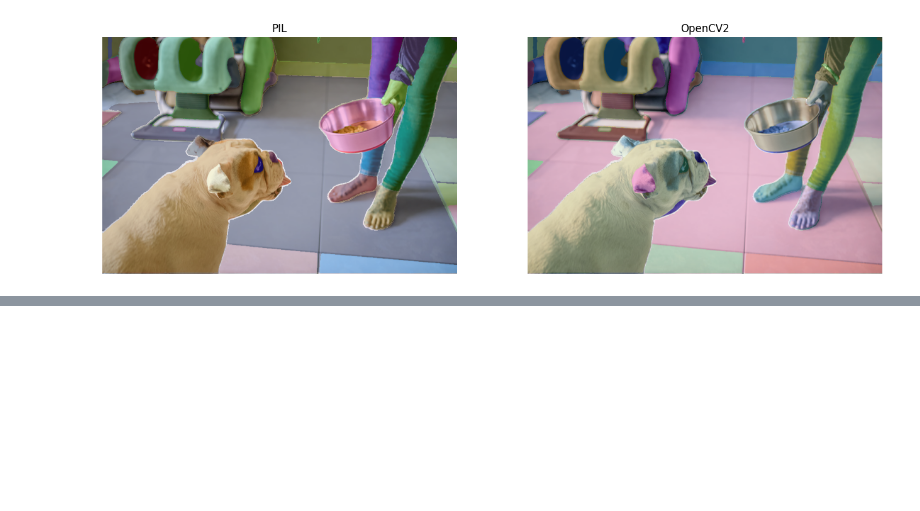
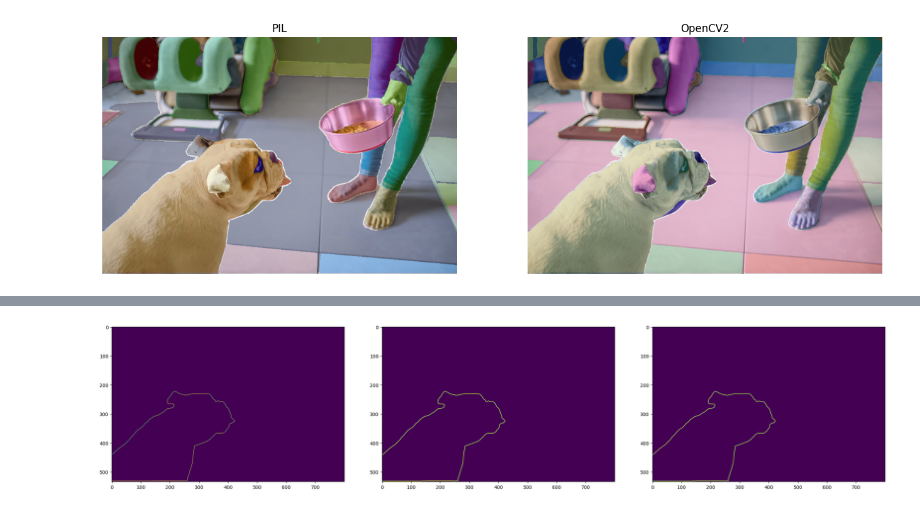
Before and after one commit to anoban/wsu, a Jupyter notebook: semseg/colourchannels.ipynb, the cells around one changed output, grey strips where cells are left out. Saved outputs shown, nothing was run; the diff lists cells and outputs as text; code cells hidden in the pictures; blank space fills up the shorter version.

```diff
--- a/semseg/colourchannels.ipynb
+++ b/semseg/colourchannels.ipynb
@@ -83,0 +100,10 @@ plt.show()
+# %%
+fig, (axes_0, axes_1, axes_2) = plt.subplots(ncols=3)
+fig.set_size_inches(24, 5)
+axes_0.imshow(bmask_roberts)
+axes_1.imshow(bmask_sobel)
+axes_2.imshow(bmask_scharr)
+plt.tight_layout()
+plt.show()
+# %% [output]
+[figure, added]
```
Also changed, not shown: parts of 4 cells of this notebook, 1 other file.
